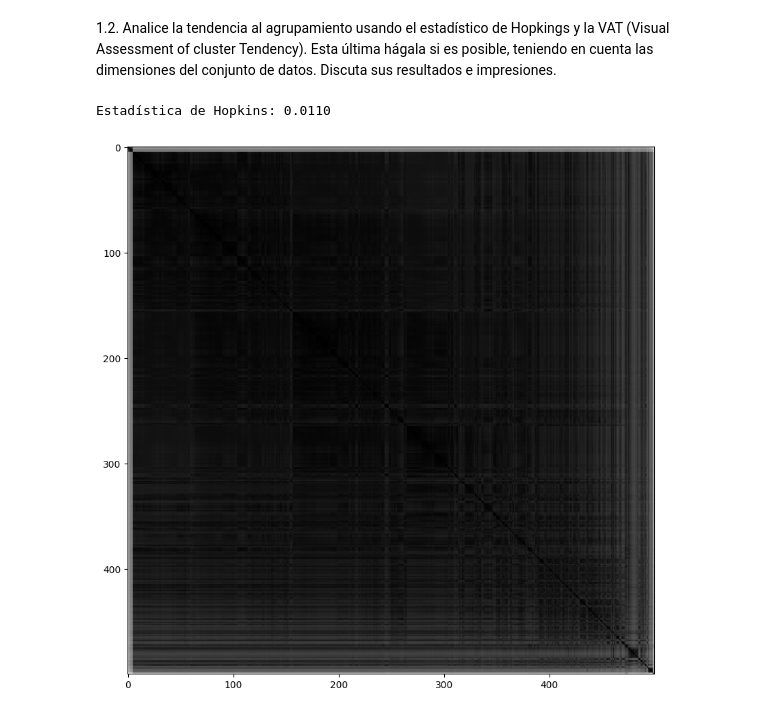
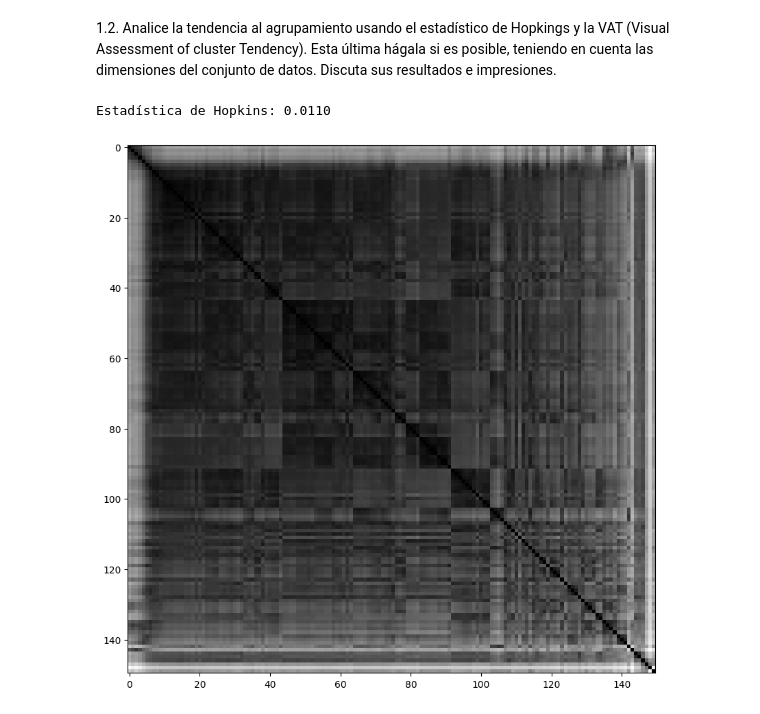
Before and after one commit to BiancaCalderon/Clustering, a Jupyter notebook: Clustering_PCA.ipynb, the cells around one changed output. Saved outputs shown, nothing was run; the diff lists cells and outputs as text; code cells hidden in the pictures.

```diff
--- a/Clustering_PCA.ipynb
+++ b/Clustering_PCA.ipynb
@@ -114,22 +116,22 @@ df_scaled.head()
 1.2. Analice la tendencia al agrupamiento usando el estadístico de Hopkings y la VAT (Visual Assessment of cluster Tendency). Esta última hágala si es posible, teniendo en cuenta las dimensiones del conjunto de datos. Discuta sus resultados e impresiones.
 # %%
 # Fijar la semilla para obtener resultados reproducibles
-#random.seed(123)
+random.seed(123)
 
 # Escalar los datos para normalización
 X_scale = sklearn.preprocessing.scale(data_scaled)
 
 # Calcular la estadística de Hopkins
 hopkins_stat = pyclustertend.hopkins(X_scale, len(X_scale))
 print(f'Estadística de Hopkins: {hopkins_stat:.4f}')
 
 # Aplicar VAT con una muestra de datos si el tamaño es grande
 X_scale = StandardScaler().fit_transform(data)
-if X_scale.shape[0] > 500:
-    X_sampled = X_scale[random.sample(range(X_scale.shape[0]), 500), :]
+if X_scale.shape[0] > 150:
+    X_sampled = X_scale[random.sample(range(X_scale.shape[0]), 150), :]
 else:
     X_sampled = X_scale
 pyclustertend.vat(X_sampled)
 # %% [output]
 Estadística de Hopkins: 0.0110
-[figure, old version]
+[figure, new version]
```
Also changed, not shown: parts of 13 cells of this notebook.
